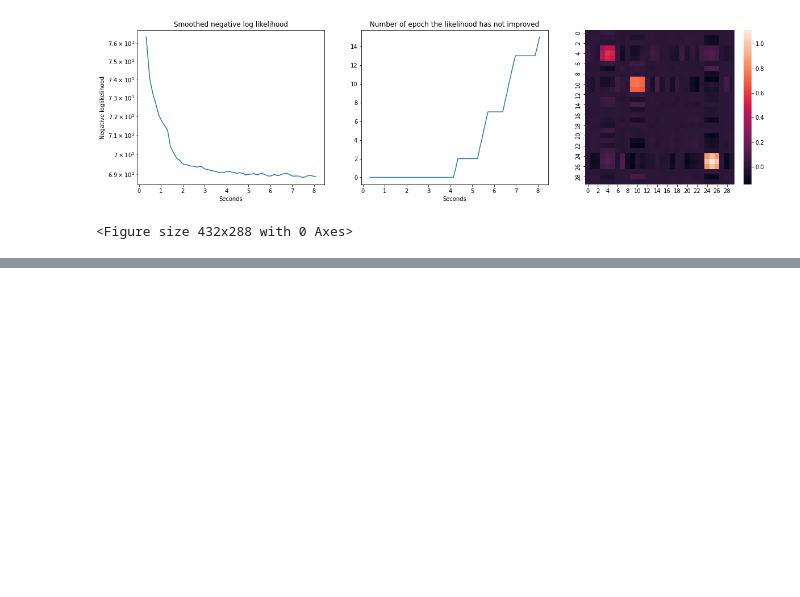
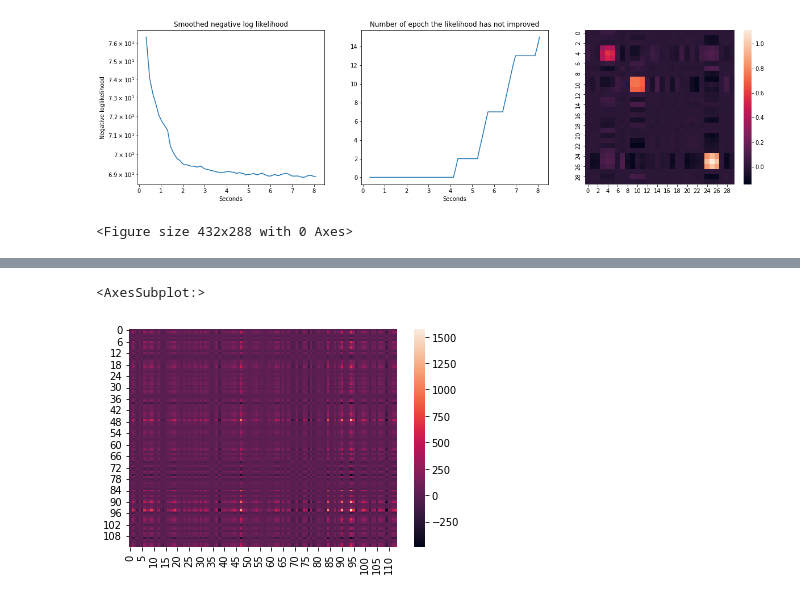
Before and after one commit to PLN-team/pyPLNmodels, a Jupyter notebook: Dev.ipynb, the cells around one changed output, grey strips where cells are left out. Cells and saved outputs as stored; diff of their text form; code cells hidden in the pictures; blank space fills up the shorter version.

```diff
--- a/Dev.ipynb
+++ b/Dev.ipynb
@@ -117,0 +199,7 @@ len runtime 75
+# %%
+Y = read_csv('oaks_counts.csv', sep=',')
+O = np.log(read_csv('oaks_offsets.csv', sep=','))
+cov = pd.DataFrame(np.ones(116).reshape(-1,1))
+# %%
+mypln = fastPLNPCA(10)
+mypln.fit(Y,O,cov, verbose = True, N_iter_max = 5000, tol = 0.0001)
@@ -117,0 +221,3 @@ len runtime 75
+# %%
+imps = IMPS_PLN(5)
+imps.fit(Y,O,cov, optimizer = torch.optim.Rprop, nb_plateau = 1000, batch_size = 116)
@@ -117,0 +252,5 @@ len runtime 75
+# %%
+sns.heatmap(imps.get_Sigma())
+# %% [output]
+<AxesSubplot:>
+[figure, added]
```
Also changed, not shown: parts of 35 cells of this notebook, 2 other files.
